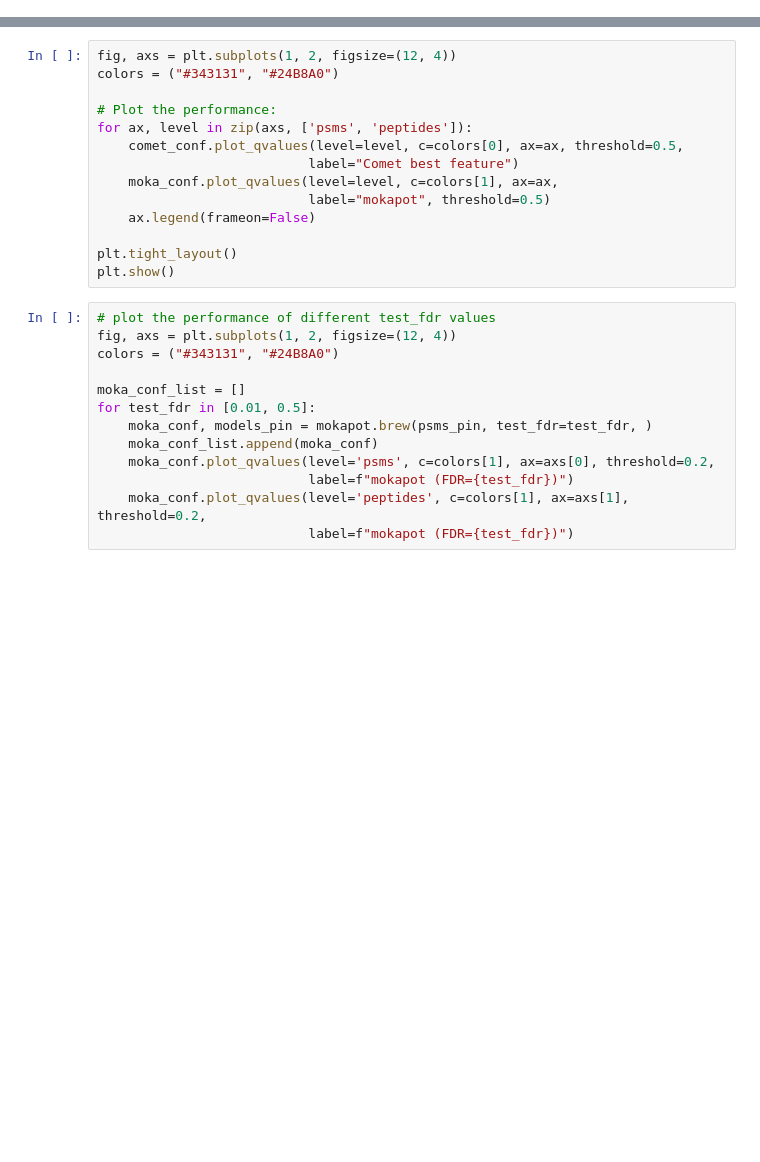
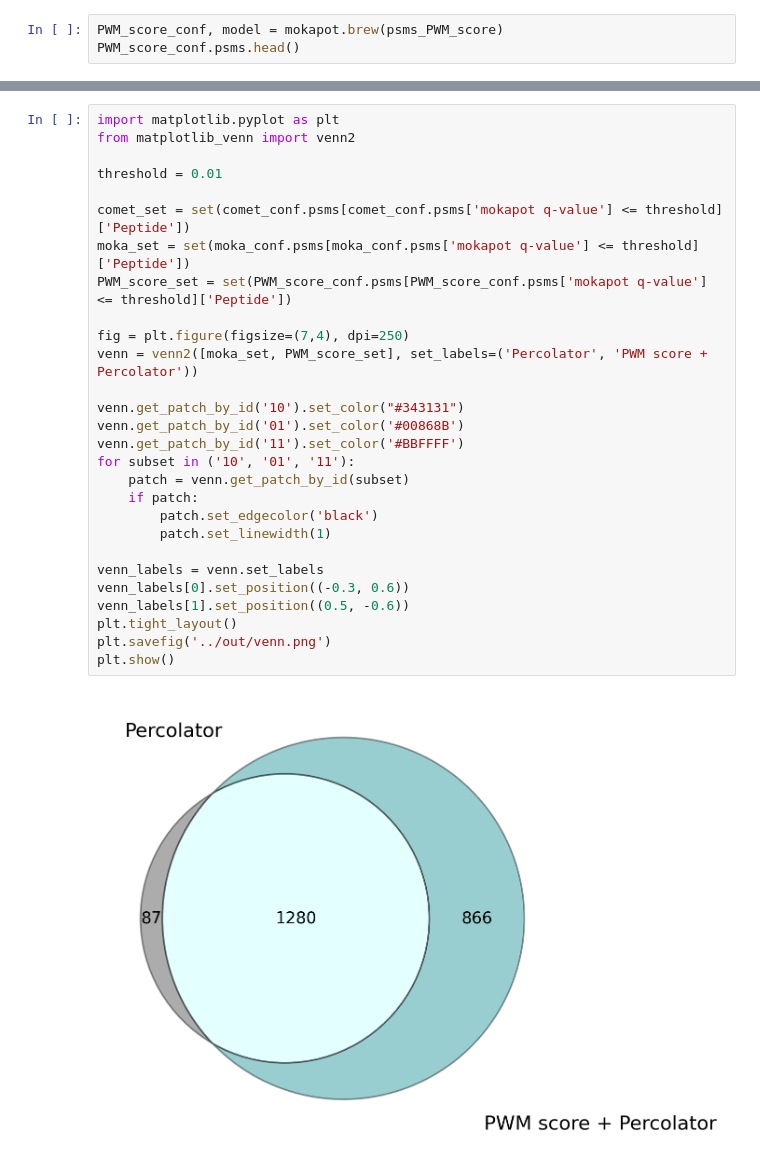
Before and after one commit to 5h4ng/PWM-score, a Jupyter notebook: src/comparison.ipynb, the cells around one changed output, grey strips where cells are left out. Saved outputs shown, nothing was run; the diff lists cells and outputs as text; blank space fills up the shorter version.

```diff
--- a/src/comparison.ipynb
+++ b/src/comparison.ipynb
@@ -93,0 +311,3 @@ comet_conf = psms_pin.assign_confidence()
+# %%
+PWM_score_conf, model = mokapot.brew(psms_PWM_score)
+PWM_score_conf.psms.head()
@@ -96,27 +373,30 @@ comet_conf.levels
-# %%
-fig, axs = plt.subplots(1, 2, figsize=(12, 4))
-colors = ("#343131", "#24B8A0")
-
-# Plot the performance:
-for ax, level in zip(axs, ['psms', 'peptides']):
-    comet_conf.plot_qvalues(level=level, c=colors[0], ax=ax, threshold=0.5,
-                           label="Comet best feature")
-    moka_conf.plot_qvalues(level=level, c=colors[1], ax=ax,
-                           label="mokapot", threshold=0.5)
-    ax.legend(frameon=False)
-
-plt.tight_layout()
-plt.show()
-# %%
-# plot the performance of different test_fdr values
-fig, axs = plt.subplots(1, 2, figsize=(12, 4))
-colors = ("#343131", "#24B8A0")
-
-moka_conf_list = []
-for test_fdr in [0.01, 0.5]:
-    moka_conf, models_pin = mokapot.brew(psms_pin, test_fdr=test_fdr, )
-    moka_conf_list.append(moka_conf)
-    moka_conf.plot_qvalues(level='psms', c=colors[1], ax=axs[0], threshold=0.2,
-                           label=f"mokapot (FDR={test_fdr})")
-    moka_conf.plot_qvalues(level='peptides', c=colors[1], ax=axs[1], threshold=0.2,
-                           label=f"mokapot (FDR={test_fdr})")
+# %%
+import matplotlib.pyplot as plt
+from matplotlib_venn import venn2
+
+threshold = 0.01
+
+comet_set = set(comet_conf.psms[comet_conf.psms['mokapot q-value'] <= threshold]['Peptide'])
+moka_set = set(moka_conf.psms[moka_conf.psms['mokapot q-value'] <= threshold]['Peptide'])
+PWM_score_set = set(PWM_score_conf.psms[PWM_score_conf.psms['mokapot q-value'] <= threshold]['Peptide'])
+
+fig = plt.figure(figsize=(7,4), dpi=250)
+venn = venn2([moka_set, PWM_score_set], set_labels=('Percolator', 'PWM score + Percolator'))
+
+venn.get_patch_by_id('10').set_color("#343131")
+venn.get_patch_by_id('01').set_color('#00868B')
+venn.get_patch_by_id('11').set_color('#BBFFFF')
+for subset in ('10', '01', '11'):
+    patch = venn.get_patch_by_id(subset)
+    if patch:
+        patch.set_edgecolor('black')
+        patch.set_linewidth(1)
+
+venn_labels = venn.set_labels
+venn_labels[0].set_position((-0.3, 0.6))
+venn_labels[1].set_position((0.5, -0.6))
+plt.tight_layout()
+plt.savefig('../out/venn.png')
+plt.show()
+# %% [output]
+[figure, added]
```
Also changed, not shown: parts of 22 cells of this notebook, 1 other file.
